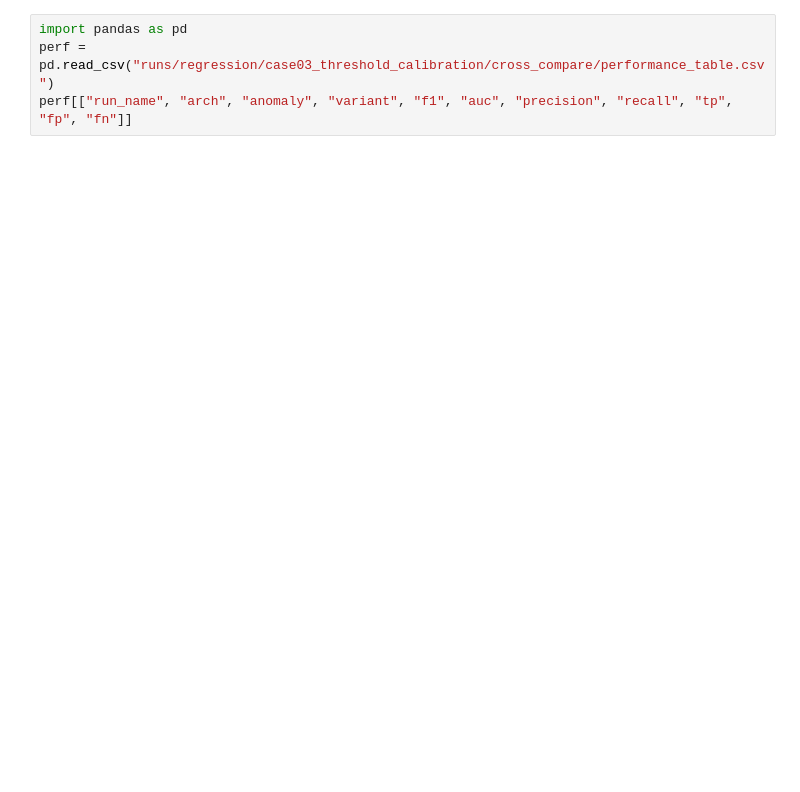
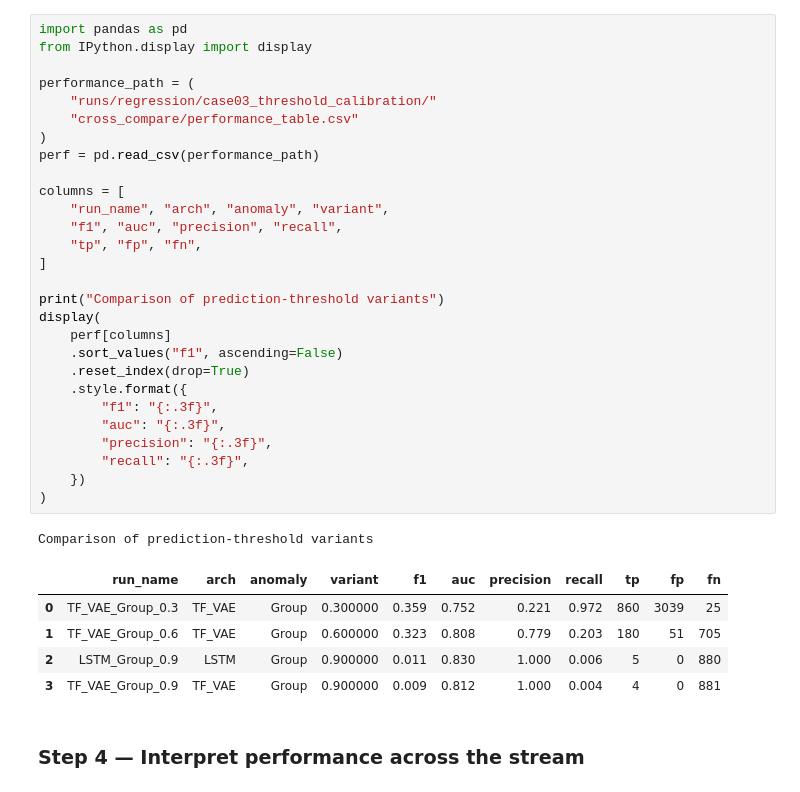
Before and after one commit to hadasecohen/streaming-vae-anomaly-detection, a Jupyter notebook: notebooks/cases/case03_threshold_calibration.ipynb, the cells around one changed output. Cells and saved outputs as stored; diff of their text form; blank space fills up the shorter version.

```diff
--- a/notebooks/cases/case03_threshold_calibration.ipynb
+++ b/notebooks/cases/case03_threshold_calibration.ipynb
@@ -59,4 +281,37 @@ elif not os.path.exists("run_regression.py"):
 # %%
 import pandas as pd
-perf = pd.read_csv("runs/regression/case03_threshold_calibration/cross_compare/performance_table.csv")
-perf[["run_name", "arch", "anomaly", "variant", "f1", "auc", "precision", "recall", "tp", "fp", "fn"]]
+from IPython.display import display
+
+performance_path = (
+    "runs/regression/case03_threshold_calibration/"
+    "cross_compare/performance_table.csv"
+)
+perf = pd.read_csv(performance_path)
+
+columns = [
+    "run_name", "arch", "anomaly", "variant",
+    "f1", "auc", "precision", "recall",
+    "tp", "fp", "fn",
+]
+
+print("Comparison of prediction-threshold variants")
+display(
+    perf[columns]
+    .sort_values("f1", ascending=False)
+    .reset_index(drop=True)
+    .style.format({
+        "f1": "{:.3f}",
+        "auc": "{:.3f}",
+        "precision": "{:.3f}",
+        "recall": "{:.3f}",
+    })
+)
+# %% [output]
+Comparison of prediction-threshold variants
+|  | run_name | arch | anomaly | variant | f1 | auc | precision | recall | tp | fp | fn |
+| 0 | TF_VAE_Group_0.3 | TF_VAE | Group | 0.300000 | 0.359 | 0.752 | 0.221 | 0.972 | 860 | 3039 | 25 |
+| 1 | TF_VAE_Group_0.6 | TF_VAE | Group | 0.600000 | 0.323 | 0.808 | 0.779 | 0.203 | 180 | 51 | 705 |
+| 2 | LSTM_Group_0.9 | LSTM | Group | 0.900000 | 0.011 | 0.830 | 1.000 | 0.006 | 5 | 0 | 880 |
+| 3 | TF_VAE_Group_0.9 | TF_VAE | Group | 0.900000 | 0.009 | 0.812 | 1.000 | 0.004 | 4 | 0 | 881 |
+# %% [markdown]
+### Step 4 — Interpret performance across the stream
```
Also changed, not shown: parts of 35 cells of this notebook, 15 other files.
